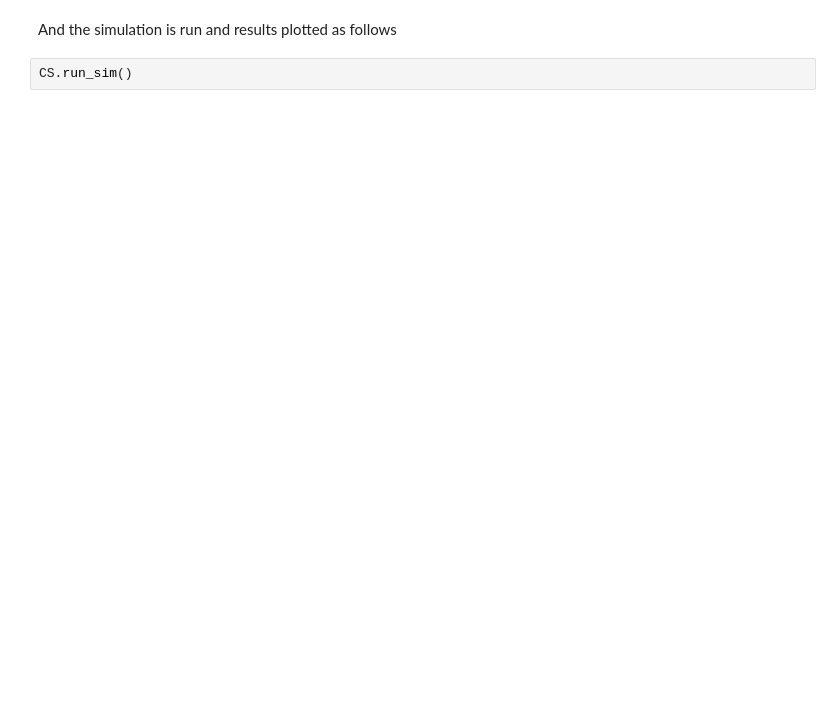
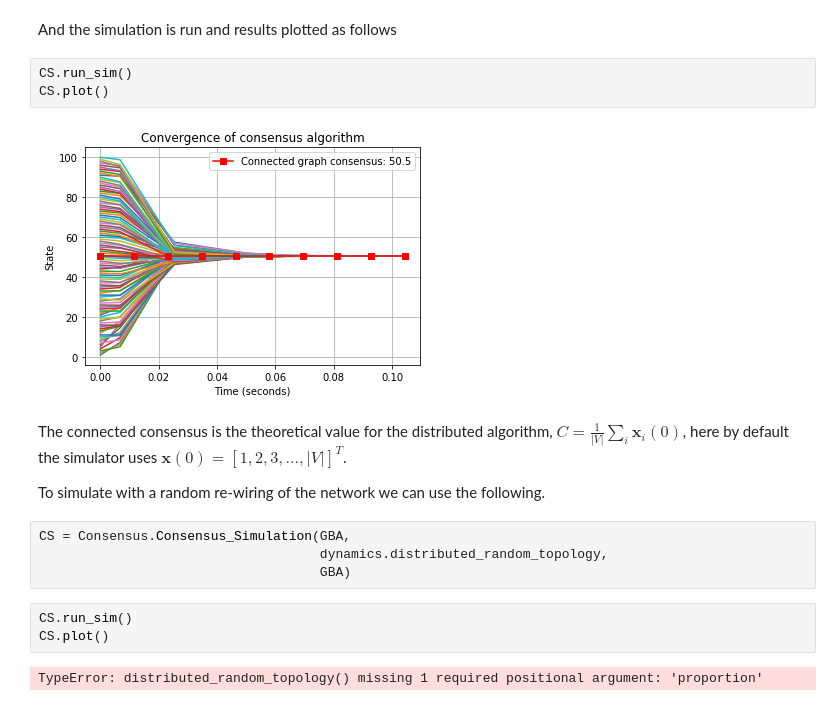
Before and after one commit to harveydevereux/Consensus, a Jupyter notebook: Example.ipynb, the cells around one changed output. Saved outputs shown, nothing was run; the diff lists cells and outputs as text; blank space fills up the shorter version.

```diff
--- a/Example.ipynb
+++ b/Example.ipynb
@@ -84,3 +84,21 @@ Agreement:  False
 And the simulation is run and results plotted as follows
 # %%
 CS.run_sim()
+CS.plot()
+# %% [output]
+[figure, added]
+# %% [markdown]
+The connected consensus is the theoretical value for the distributed algorithm, $C = \frac{1}{|V|}\sum_{i}\boldsymbol{x}_{i}(0)$, here by
+default the simulator uses $\boldsymbol{x}(0)=[1,2,3,...,|V|]^{T}$.
+
+To simulate with a random re-wiring of the network we can use the
+following.
+# %%
+CS = Consensus.Consensus_Simulation(GBA,
+                                    dynamics.distributed_random_topology,
+                                    GBA)
+# %%
+CS.run_sim()
+CS.plot()
+# %% [output]
+TypeError: distributed_random_topology() missing 1 required positional argument: 'proportion'
```
Also changed, not shown: parts of 2 cells of this notebook, 1 other file.
